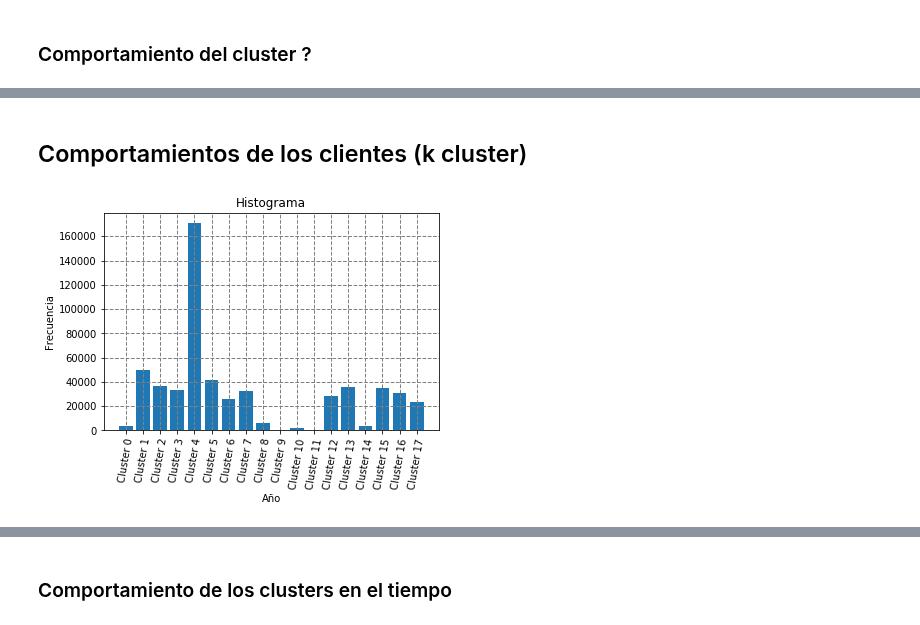
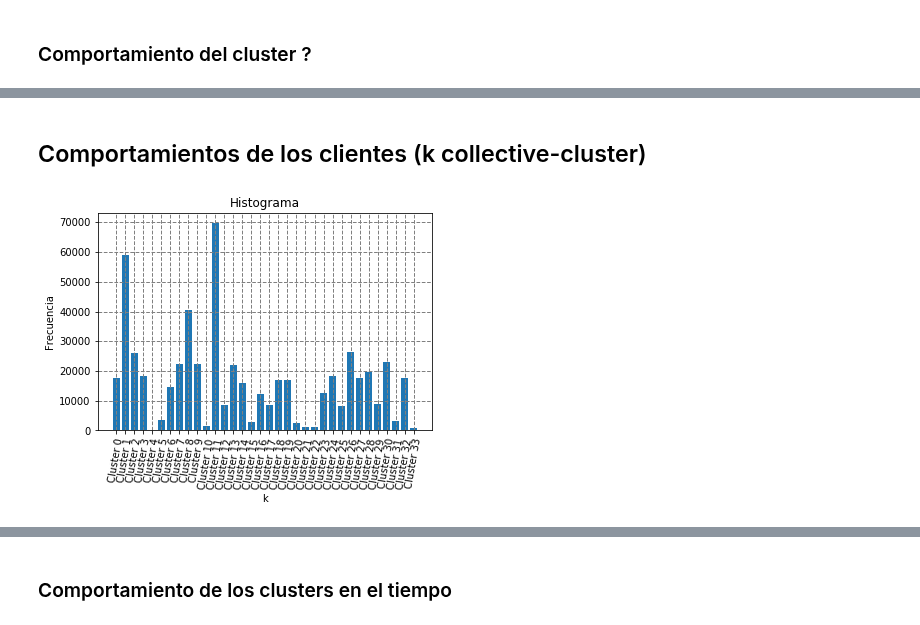
Before and after one commit to johnkbarrera/TemporalTXs, a Jupyter notebook: SIMPLE CLUSTERS - t (4)/(6) ANALISIS DE RESULTADOS.ipynb, the cells around one changed output, grey strips where cells are left out. Cells and saved outputs as stored; diff of their text form; code cells hidden in the pictures.

```diff
--- a/SIMPLE CLUSTERS - t (4)/(6) ANALISIS DE RESULTADOS.ipynb
+++ b/SIMPLE CLUSTERS - t (4)/(6) ANALISIS DE RESULTADOS.ipynb
@@ -77,23 +77,23 @@ the_table=plt.table(cellText=m, rowLabels=df.index, colLabels=df.columns,
 # %% [markdown]
-## Comportamientos de los clientes (k cluster)
+## Comportamientos de los clientes (k collective-cluster)
 # %%
 fig, ax = plt.subplots()
 hist = data.groupby(['collective_cluster'], as_index=False, sort=True)['customer_tag'].count()
 longitud = len(hist)
 ax.bar(hist.index, hist['customer_tag'], align='center')
 ax.grid(color='gray', linestyle='--', linewidth=1)
 
-ax.set_xlabel('Año')
+ax.set_xlabel('k')
 ax.set_xticks(hist.index)
 
 ax.set_ylabel('Frecuencia')
 tag =[]
 for i in range(len(hist)):
     temp = 'Cluster '+ str(i)+''
     tag.append(temp)
 
 ax.set_xticklabels(tag, rotation=80)
 ax.set_title('Histograma')
 plt.show()
 # %% [output]
-[figure, old version]
+[figure, new version]
```
Also changed, not shown: parts of 12 cells of this notebook, 22 other files.
